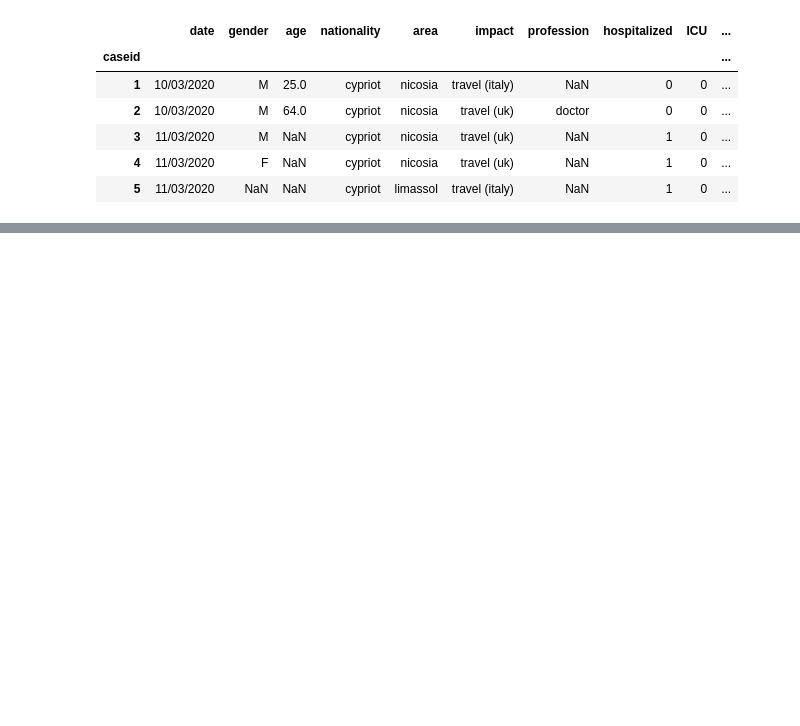
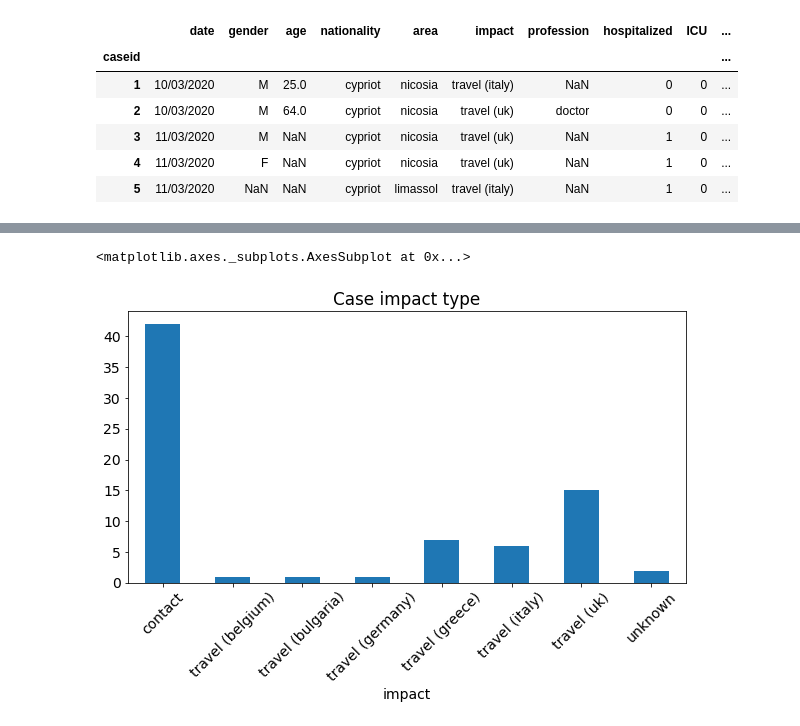
Before and after one commit to dtrihinas/covid-19-cyprus-data, a Jupyter notebook: covid-19-notebook-starter-code.ipynb, the cells around one changed output, grey strips where cells are left out. Cells and saved outputs as stored; diff of their text form; code cells hidden in the pictures; blank space fills up the shorter version.

```diff
--- a/covid-19-notebook-starter-code.ipynb
+++ b/covid-19-notebook-starter-code.ipynb
@@ -22,0 +25,6 @@ cum_cases.plot(figsize=(14,6))
+# %%
+case_impact = data.groupby('impact').size()
+case_impact.plot(kind='bar',x='impact',y='cases', title='Case impact type', rot=45, figsize=(10,5))
+# %% [output]
+<matplotlib.axes._subplots.AxesSubplot at 0x...>
+[figure, added]
```
Also changed, not shown: parts of 3 cells of this notebook.
